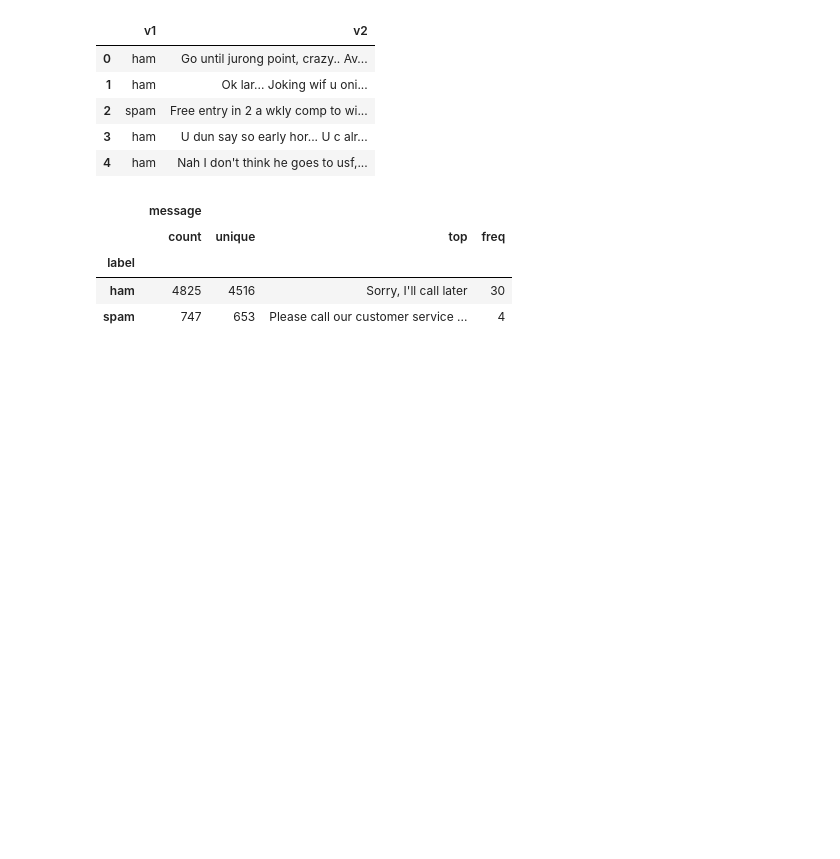
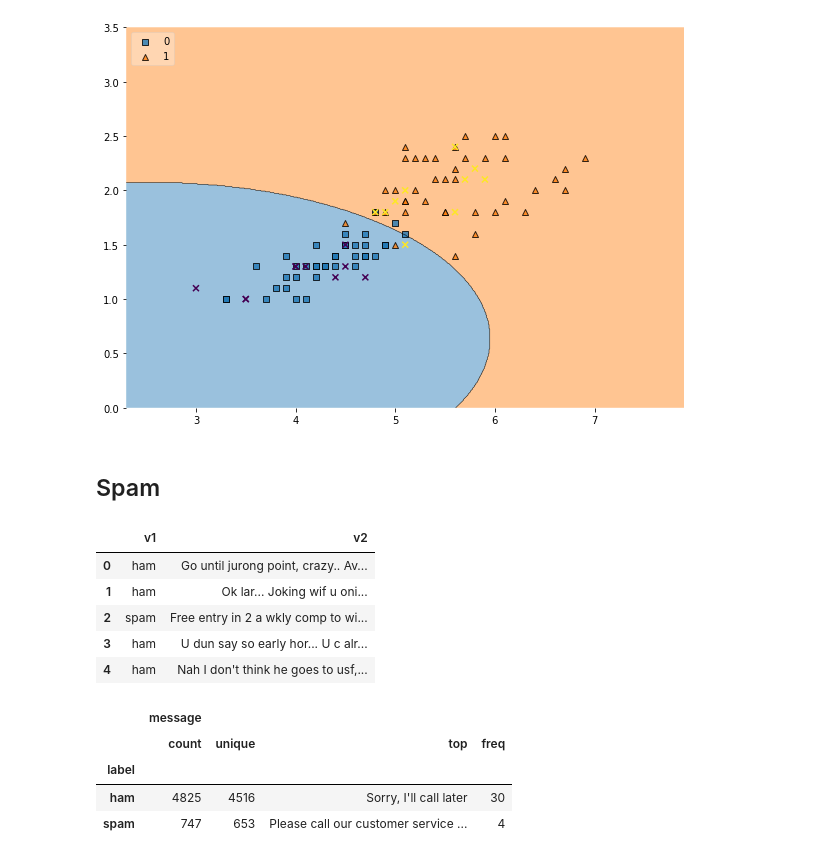
Before and after one commit to Kamil128/Training_DS_Classification, a Jupyter notebook: 5_Naive Bayes.ipynb, the cells around one changed output. Drawn from its saved outputs; the diff is of its cells as text; code cells hidden in the pictures; blank space fills up the shorter version.

```diff
--- a/5_Naive Bayes.ipynb
+++ b/5_Naive Bayes.ipynb
@@ -4,3 +100,9 @@
+# %%
+metrics.plot_boundary()
+# %% [output]
+[figure, added]
+# %% [markdown]
+## Spam
 # %%
 import pandas as pd
 # %%
```
Also changed, not shown: parts of 20 cells of this notebook, 15 other files.
